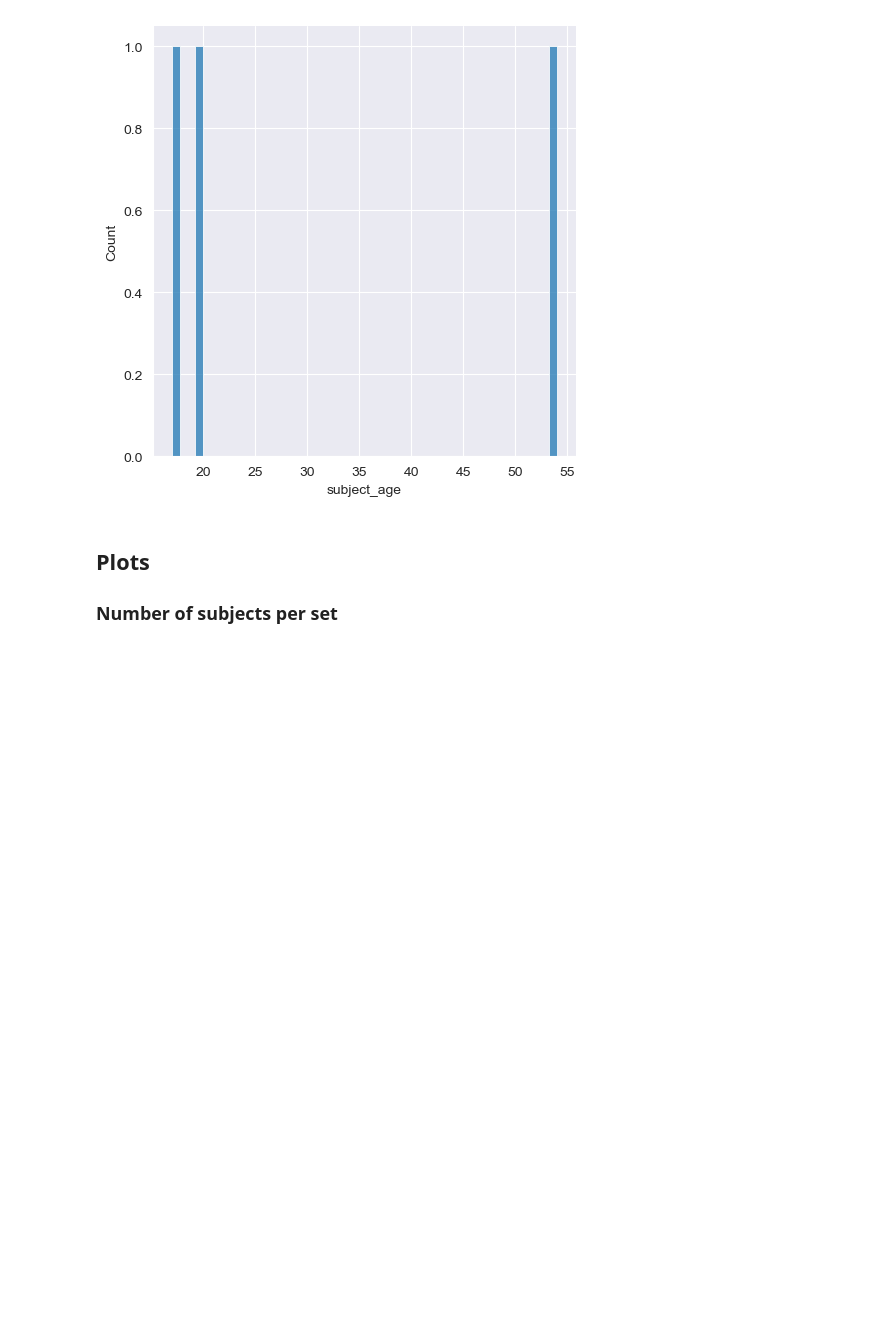
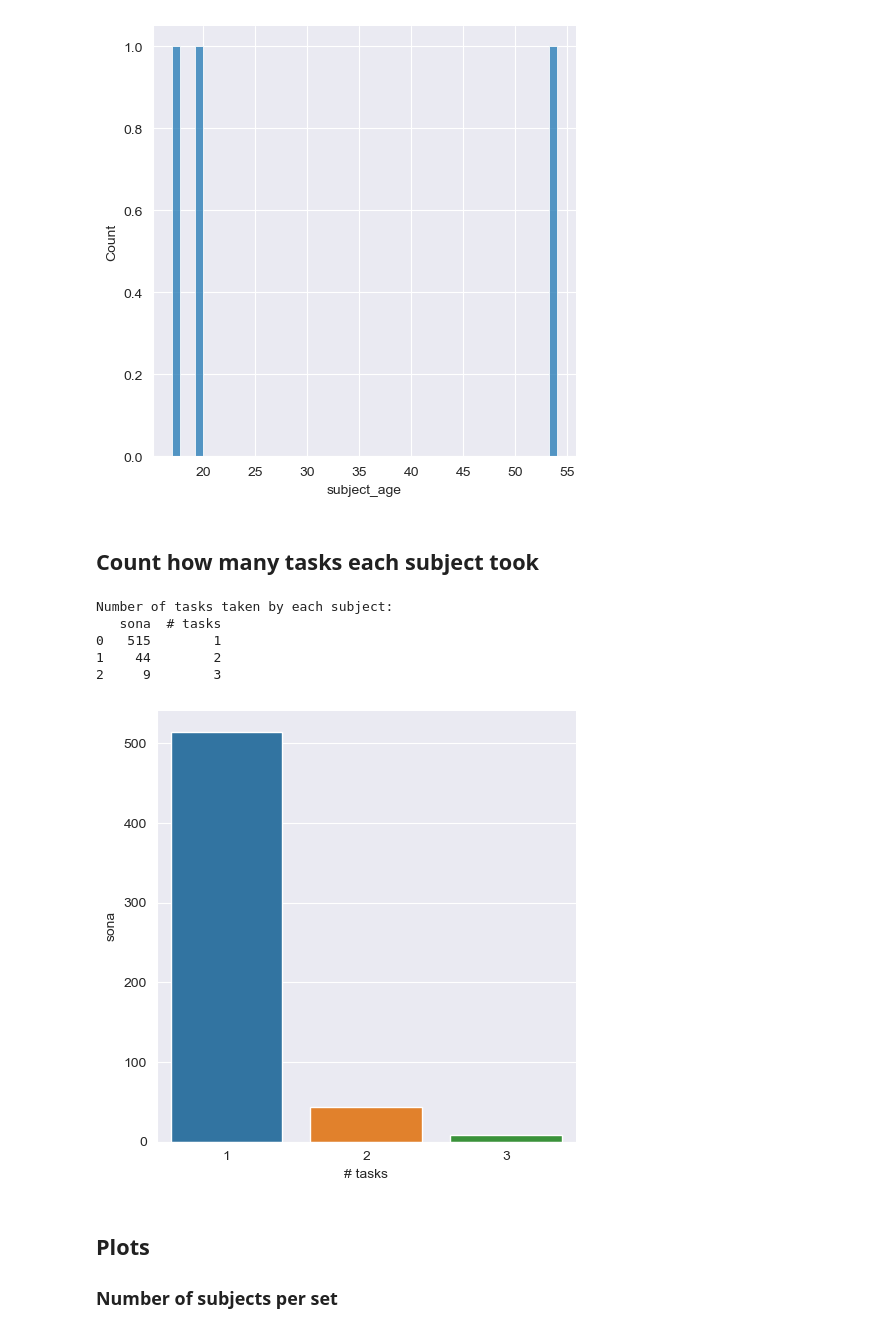
Before and after one commit to MichaelSel/set_membership_paper, a Jupyter notebook: 2b. Meta-Data Study II.ipynb, the cells around one changed output. Cells and saved outputs as stored; diff of their text form; code cells hidden in the pictures; blank space fills up the shorter version.

```diff
--- a/2b. Meta-Data Study II.ipynb
+++ b/2b. Meta-Data Study II.ipynb
@@ -57,6 +60,24 @@ Average age and range of ages for each melody length:
 1   min    17.000000
 2   max    54.000000
 [figure]
+# %% [markdown]
+## Count how many tasks each subject took
+# %%
+temp = studyII_GL
+temp = temp.drop_duplicates(subset=['subject'], keep='last')
+temp = temp.groupby(['sona']).count().reset_index()
+temp = temp.rename(columns={'index':'# tasks'})
+temp = temp.groupby('# tasks').count().reset_index()
+sns.catplot(y="sona", x="# tasks", kind="bar", data=temp)
+print("Number of tasks taken by each subject:")
+print(temp[['sona','# tasks']])
+# %% [output]
+Number of tasks taken by each subject:
+   sona  # tasks
+0   515        1
+1    44        2
+2     9        3
+[figure, added]
 # %% [markdown]
 ## Plots
 ### Number of subjects per set
```
Also changed, not shown: parts of 1 cell of this notebook, 7 other files.
